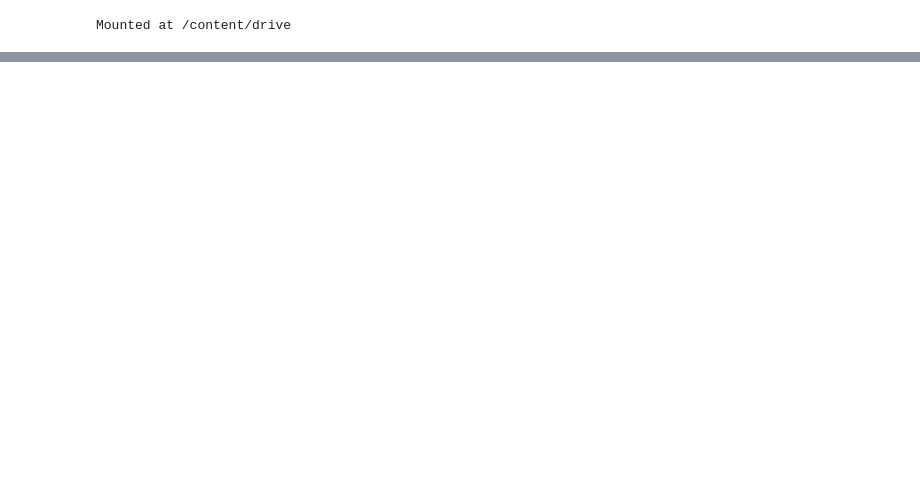
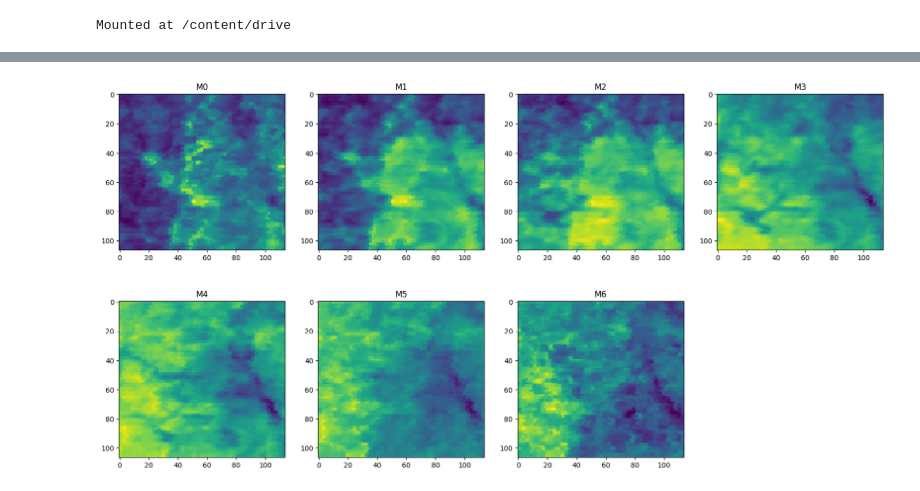
Before and after one commit to MnCSSJ4x/Global-Warming-Detection, a Jupyter notebook: Time_Series_Analysis_of_Land_Temperature_using_MODIS_DRAFT1.ipynb, the cells around one changed output, grey strips where cells are left out. Saved outputs shown, nothing was run; the diff lists cells and outputs as text; code cells hidden in the pictures; blank space fills up the shorter version.

```diff
--- a/Time_Series_Analysis_of_Land_Temperature_using_MODIS_DRAFT1.ipynb
+++ b/Time_Series_Analysis_of_Land_Temperature_using_MODIS_DRAFT1.ipynb
@@ -216,0 +95,10 @@ df_mae
+# %%
+plt.figure(figsize = (20,10))
+for i in range(7):
+  plt.subplot(2,4,i+1)
+  plt.imshow(bands[i,:,:])
+  plt.xticks()
+  plt.title(months[i])
+plt.show()
+# %% [output]
+[figure, added]
```
Also changed, not shown: parts of 82 cells of this notebook.
